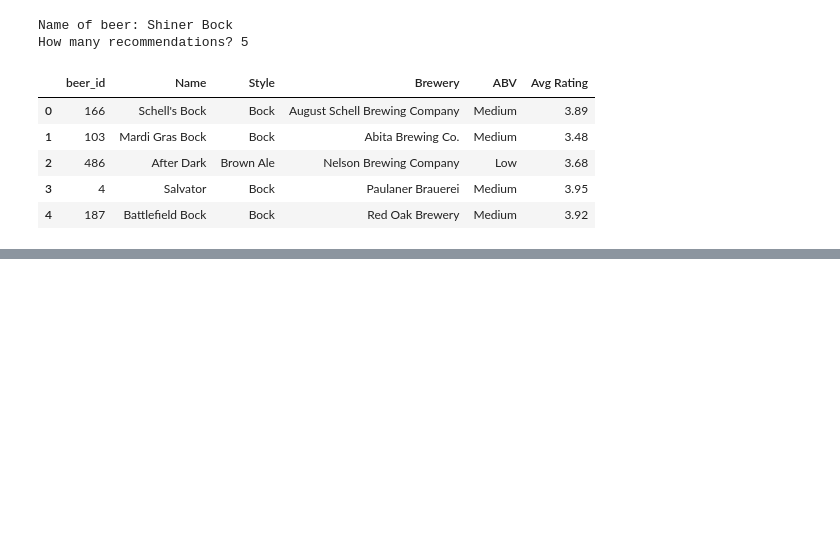
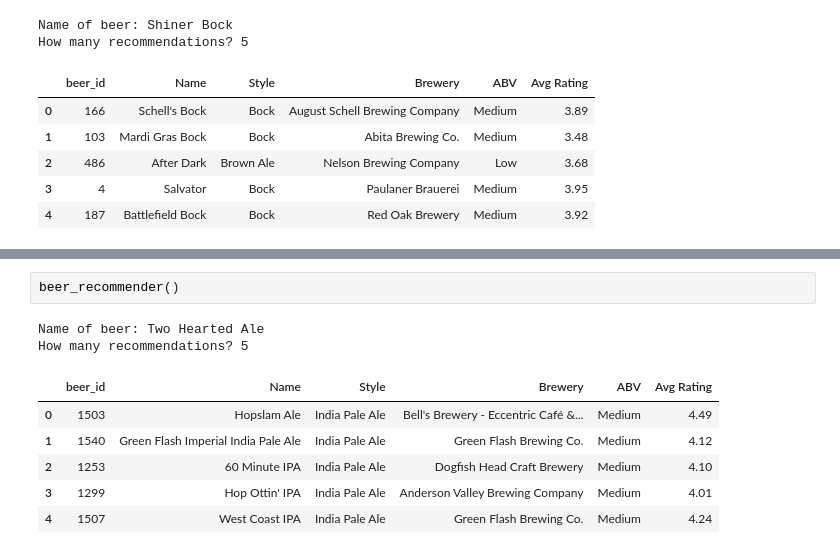
Before and after one commit to ashlidougherty/Beer-Recommender, a Jupyter notebook: ContentBasedRecs.ipynb, the cells around one changed output, grey strips where cells are left out. Drawn from its saved outputs; the diff is of its cells as text; blank space fills up the shorter version.

```diff
--- a/ContentBasedRecs.ipynb
+++ b/ContentBasedRecs.ipynb
@@ -484,0 +471,11 @@ NearestNeighbors()
+# %%
+beer_recommender()
+# %% [output]
+Name of beer: Two Hearted Ale
+How many recommendations? 5
+|  | beer_id | Name | Style | Brewery | ABV | Avg Rating |
+| 0 | 1503 | Hopslam Ale | India Pale Ale | Bell's Brewery - Eccentric Café &... | Medium | 4.49 |
+| 1 | 1540 | Green Flash Imperial India Pale Ale | India Pale Ale | Green Flash Brewing Co. | Medium | 4.12 |
+| 2 | 1253 | 60 Minute IPA | India Pale Ale | Dogfish Head Craft Brewery | Medium | 4.10 |
+| 3 | 1299 | Hop Ottin' IPA | India Pale Ale | Anderson Valley Brewing Company | Medium | 4.01 |
+| 4 | 1507 | West Coast IPA | India Pale Ale | Green Flash Brewing Co. | Medium | 4.24 |
```
Also changed, not shown: parts of 38 cells of this notebook, 2 other files.
